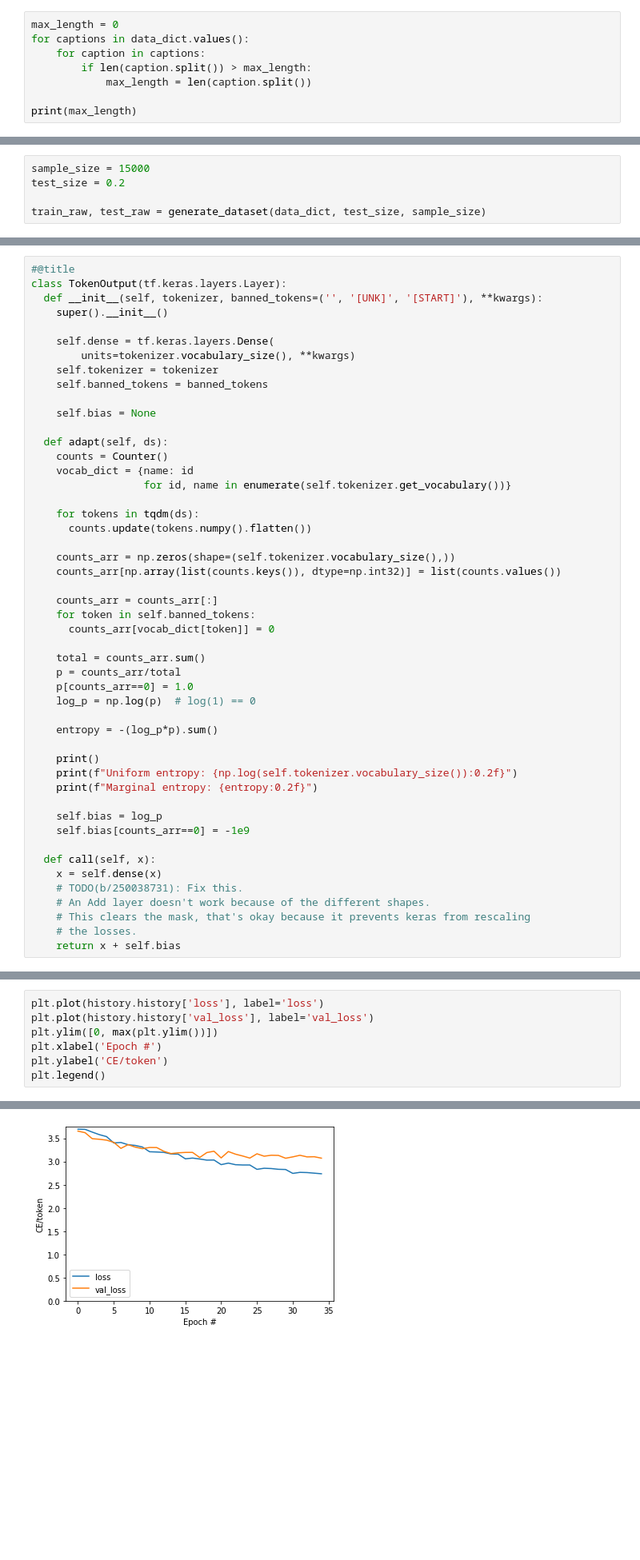
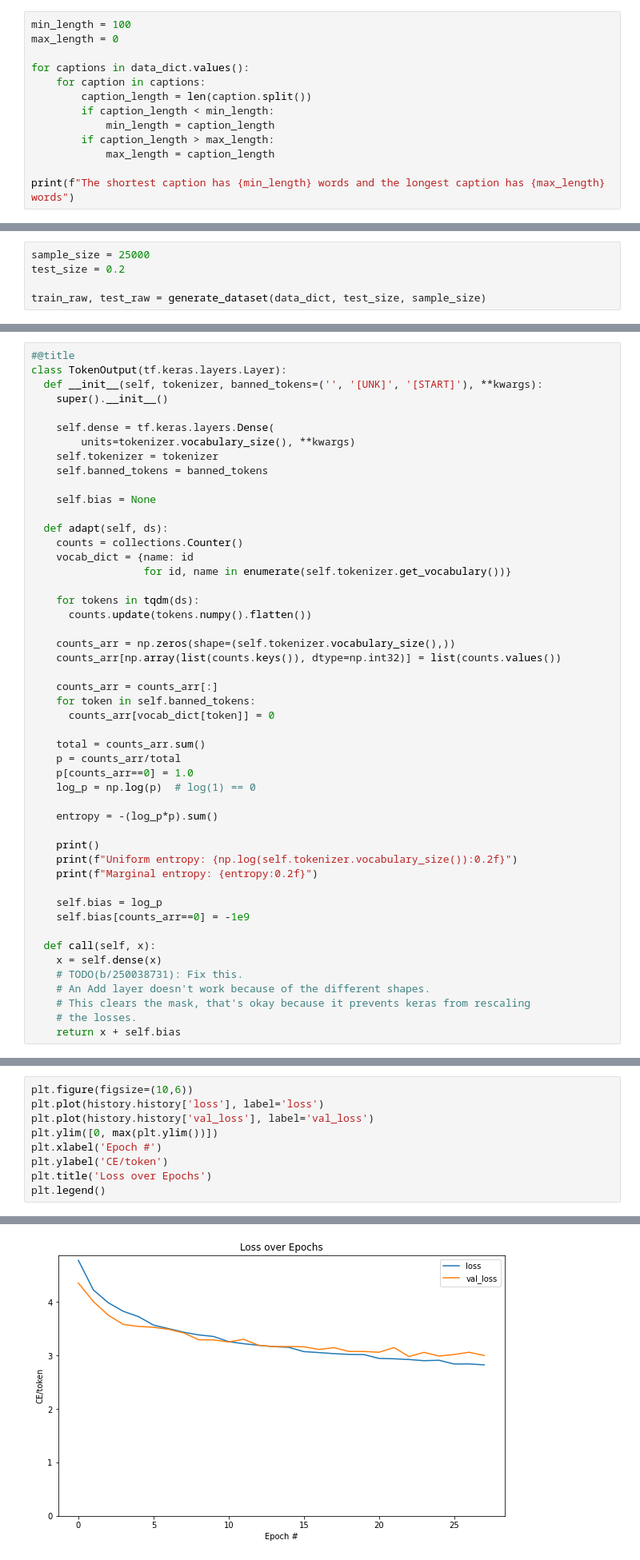
Before and after one commit to eeshawn11/DSI33-Shawn, a Jupyter notebook: Capstone/Capstone_Attention_Mechanism.ipynb, the cells around one changed output, grey strips where cells are left out. Shown at 80% size. Cells and saved outputs as stored; diff of their text form; blank space fills up the shorter version.

```diff
--- a/Capstone/Capstone_Attention_Mechanism.ipynb
+++ b/Capstone/Capstone_Attention_Mechanism.ipynb
@@ -147,10 +186,15 @@ check_random_sample(2)
 # %%
+min_length = 100
 max_length = 0
+
 for captions in data_dict.values():
     for caption in captions:
-        if len(caption.split()) > max_length:
-            max_length = len(caption.split())
+        caption_length = len(caption.split())
+        if caption_length < min_length:
+            min_length = caption_length
+        if caption_length > max_length:
+            max_length = caption_length
 
-print(max_length)
+print(f"The shortest caption has {min_length} words and the longest caption has {max_length} words")
 # %% [output]
 79
@@ -175,7 +223,7 @@ def generate_dataset(data, test_size, sample_size=None):
     test_raw = tf.data.experimental.from_list(test_captions)
     return train_raw, test_raw
 # %%
-sample_size = 15000
+sample_size = 25000
 test_size = 0.2
 
 train_raw, test_raw = generate_dataset(data_dict, test_size, sample_size)
@@ -539,7 +599,7 @@ class TokenOutput(tf.keras.layers.Layer):
     self.bias = None
 
   def adapt(self, ds):
-    counts = Counter()
+    counts = collections.Counter()
     vocab_dict = {name: id
                   for id, name in enumerate(self.tokenizer.get_vocabulary())}
 
@@ -750,11 +813,13 @@ Epoch 35: masked_acc did not improve from 0.40928
 # %%
+plt.figure(figsize=(10,6))
 plt.plot(history.history['loss'], label='loss')
 plt.plot(history.history['val_loss'], label='val_loss')
 plt.ylim([0, max(plt.ylim())])
 plt.xlabel('Epoch #')
 plt.ylabel('CE/token')
+plt.title('Loss over Epochs')
 plt.legend()
 # %% [output]
 <matplotlib.legend.Legend at 0x...>
-[figure, old version]
+[figure, new version]
 # %%
```
Also changed, not shown: parts of 37 cells of this notebook, 4 other files.
